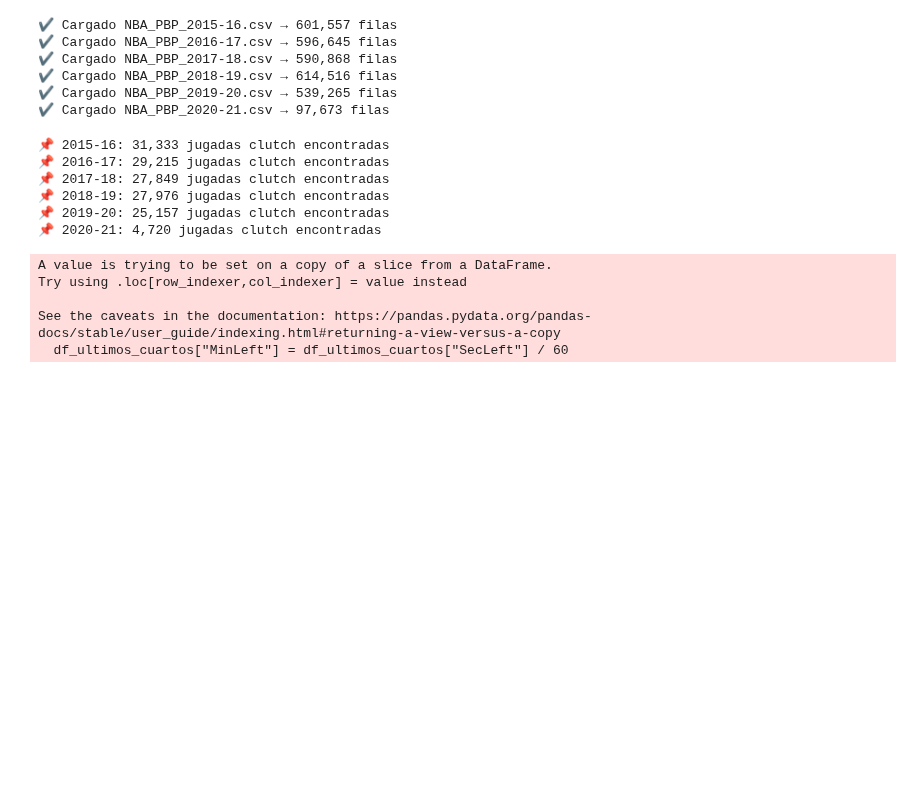
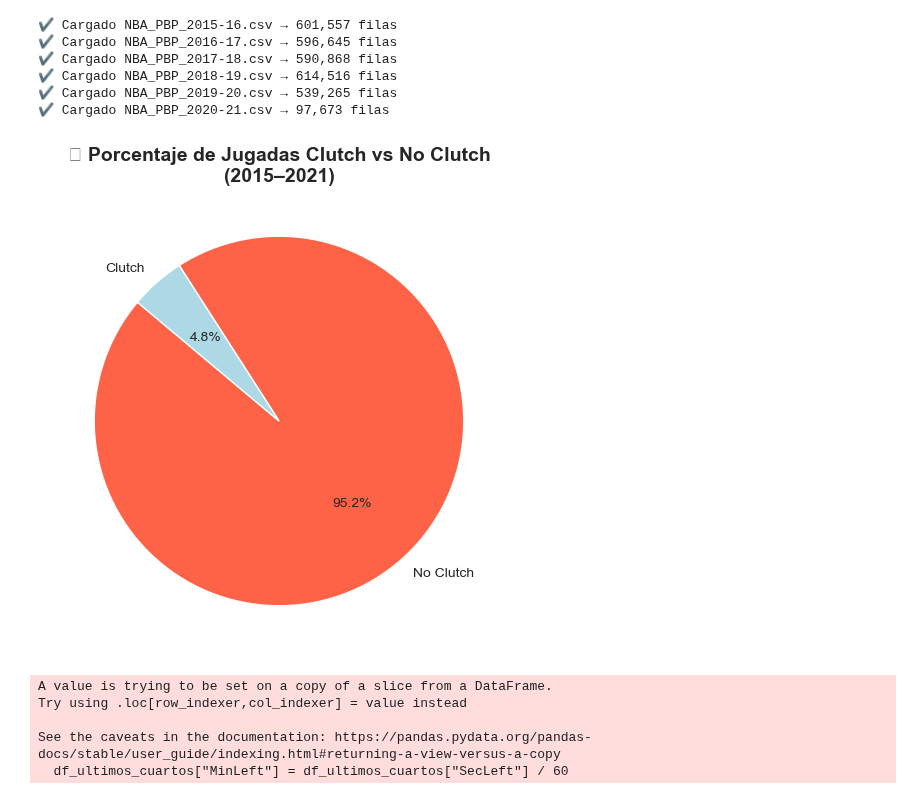
Before and after one commit to jorge-ivan-jimenez-reyes/DataScienceB, a Jupyter notebook: TercerExamen/Presentation.ipynb, the cells around one changed output. Cells and saved outputs as stored; diff of their text form; code cells hidden in the pictures; blank space fills up the shorter version.

```diff
--- a/TercerExamen/Presentation.ipynb
+++ b/TercerExamen/Presentation.ipynb
@@ -173,22 +173,36 @@ for archivo in archivos_pbp:
 # %%
 def extraer_jugadas_clutch(df):
     df = df.copy()
-    df = df[df["Quarter"] >= 4]  # Último cuarto o tiempo extra
+
+    # Filtrar último cuarto o tiempo extra
+    df = df[df["Quarter"] >= 4]
+
+    # Calcular la diferencia de puntos (score differential)
     df["ScoreDiff"] = (df["HomeScore"] - df["AwayScore"]).abs()
-    return df[(df["SecLeft"] <= 300) & (df["ScoreDiff"] <= 5)]
 
-jugadas_clutch = {}
-for temporada, df in dataframes_pbp.items():
-    clutch_df = extraer_jugadas_clutch(df)
-    jugadas_clutch[temporada] = clutch_df
-    print(f"📌 {temporada}: {len(clutch_df):,} jugadas clutch encontradas")
+    # Filtrar jugadas en los últimos 5 minutos con marcador cerrado
+    df_clutch = df[(df["SecLeft"] <= 300) & (df["ScoreDiff"] <= 5)]
+
+    return df_clutch
-# %% [output]
-📌 2015-16: 31,333 jugadas clutch encontradas
-📌 2016-17: 29,215 jugadas clutch encontradas
-📌 2017-18: 27,849 jugadas clutch encontradas
-📌 2018-19: 27,976 jugadas clutch encontradas
-📌 2019-20: 25,157 jugadas clutch encontradas
-📌 2020-21: 4,720 jugadas clutch encontradas
+# %%
+# Extraer jugadas clutch
+df_clutch_all = extraer_jugadas_clutch(df_all)
+
+# Crear una columna booleana
+df_all["Clutch"] = ((df_all["Quarter"] >= 4) &
+                    (df_all["SecLeft"] <= 300) &
+                    ((df_all["HomeScore"] - df_all["AwayScore"]).abs() <= 5))
+
+# Contar cuántas jugadas sí y cuántas no son clutch
+clutch_counts = df_all["Clutch"].value_counts().rename({True: "Clutch", False: "No Clutch"})
+
+# Pie chart
+plt.figure(figsize=(6, 6))
+plt.pie(clutch_counts, labels=clutch_counts.index, autopct="%1.1f%%", startangle=140, colors=["tomato", "lightblue"])
+plt.title("🔍 Porcentaje de Jugadas Clutch vs No Clutch\n(2015–2021)", fontsize=14, fontweight="bold")
+plt.show()
+# %% [output]
+[figure, added]
 # %%
 import matplotlib.pyplot as plt
 import seaborn as sns
```
Also changed, not shown: parts of 3 cells of this notebook.
